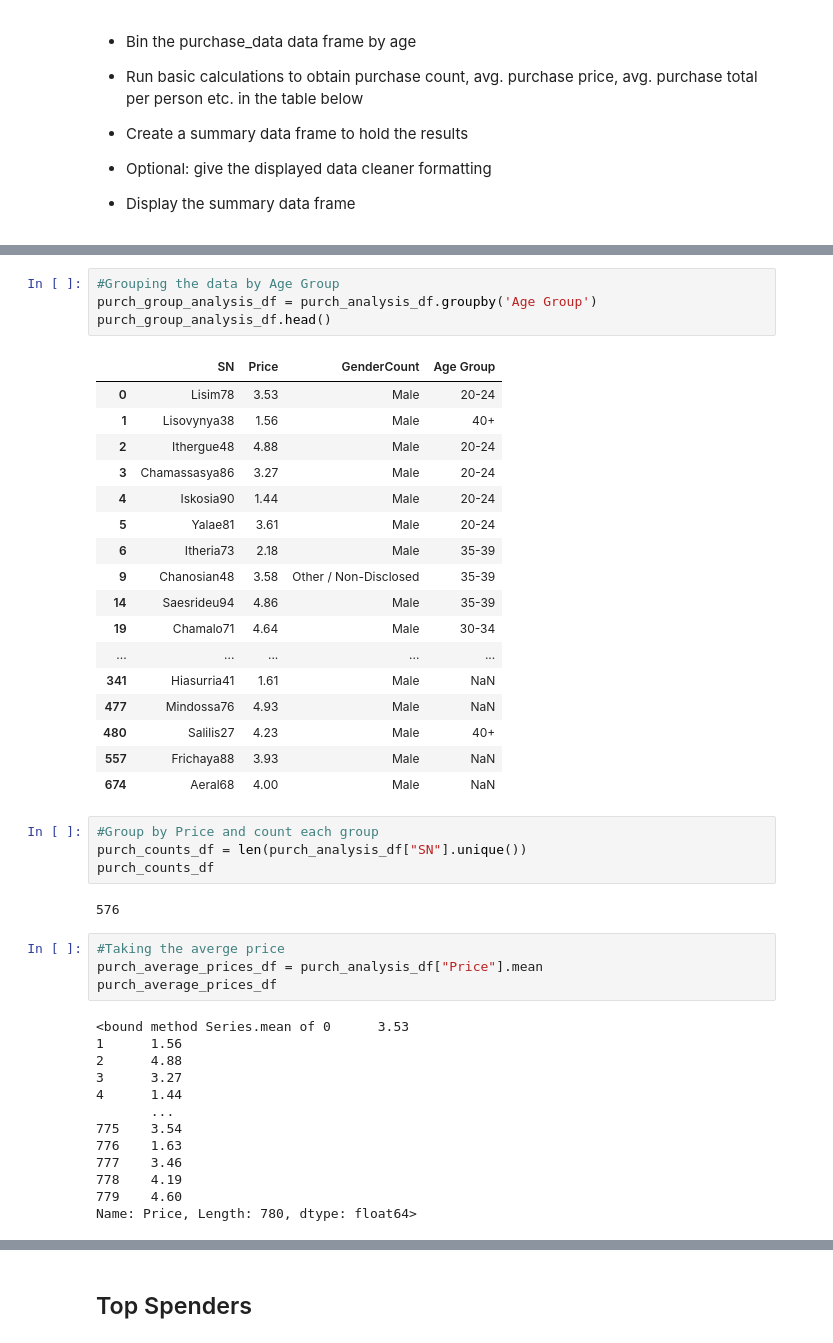
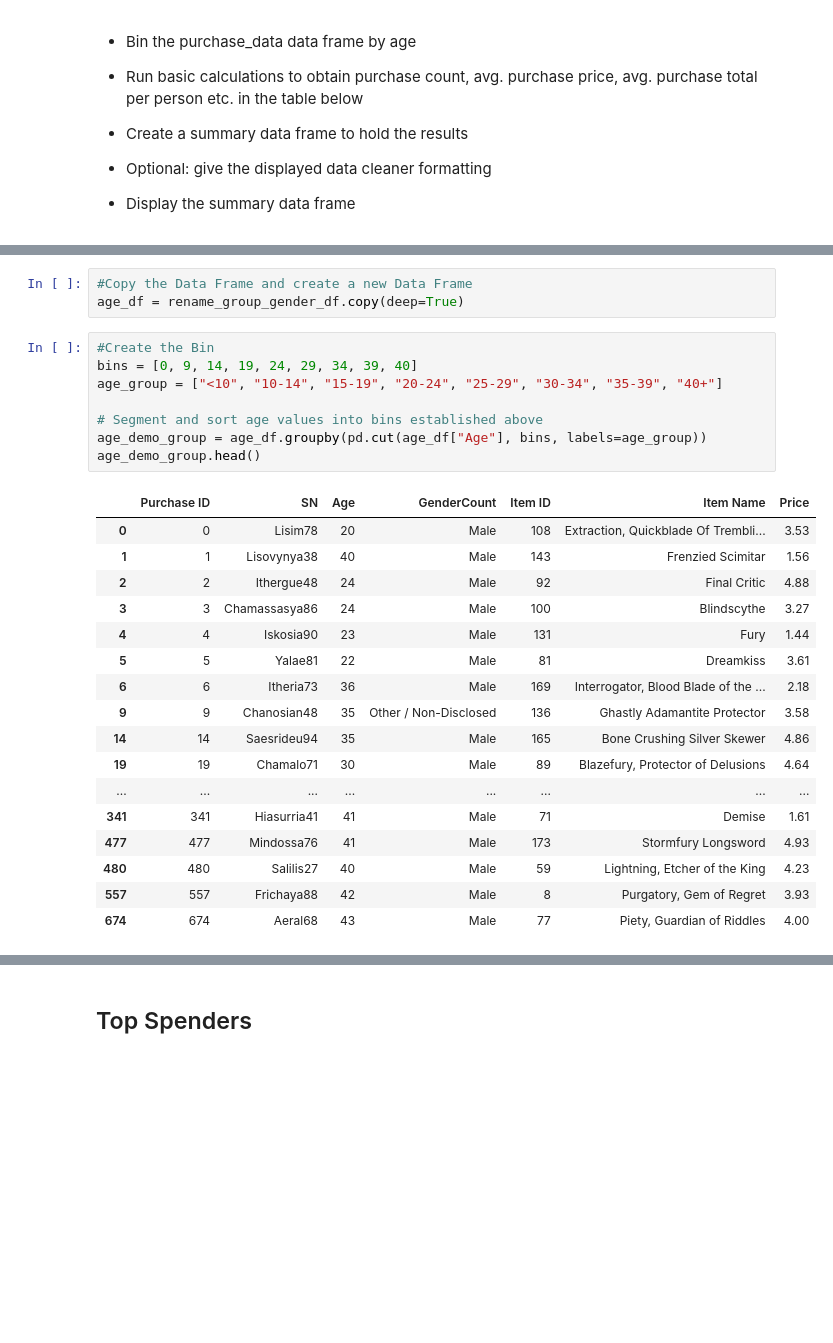
Before and after one commit to dmayo0317/pandas-challenge, a Jupyter notebook: HeroesOfPymoli/HeroesOfPymoli_starter.ipynb, the cells around one changed output, grey strips where cells are left out. Drawn from its saved outputs; the diff is of its cells as text; blank space fills up the shorter version.

```diff
--- a/HeroesOfPymoli/HeroesOfPymoli_starter.ipynb
+++ b/HeroesOfPymoli/HeroesOfPymoli_starter.ipynb
@@ -471,45 +451,29 @@ purch_analysis_df.head()
-# %%
-#Grouping the data by Age Group
-purch_group_analysis_df = purch_analysis_df.groupby('Age Group')
-purch_group_analysis_df.head()
-# %% [output]
-|  | SN | Price | GenderCount | Age Group |
-| 0 | Lisim78 | 3.53 | Male | 20-24 |
-| 1 | Lisovynya38 | 1.56 | Male | 40+ |
-| 2 | Ithergue48 | 4.88 | Male | 20-24 |
-| 3 | Chamassasya86 | 3.27 | Male | 20-24 |
-| 4 | Iskosia90 | 1.44 | Male | 20-24 |
-| 5 | Yalae81 | 3.61 | Male | 20-24 |
-| 6 | Itheria73 | 2.18 | Male | 35-39 |
-| 9 | Chanosian48 | 3.58 | Other / Non-Disclosed | 35-39 |
-| 14 | Saesrideu94 | 4.86 | Male | 35-39 |
-| 19 | Chamalo71 | 4.64 | Male | 30-34 |
-| ... | ... | ... | ... | ... |
-| 341 | Hiasurria41 | 1.61 | Male | NaN |
-| 477 | Mindossa76 | 4.93 | Male | NaN |
-| 480 | Salilis27 | 4.23 | Male | 40+ |
-| 557 | Frichaya88 | 3.93 | Male | NaN |
-| 674 | Aeral68 | 4.00 | Male | NaN |
-# %%
-#Group by Price and count each group
-purch_counts_df = len(purch_analysis_df["SN"].unique())
-purch_counts_df
-# %% [output]
-576
-# %%
-#Taking the averge price
-purch_average_prices_df = purch_analysis_df["Price"].mean
-purch_average_prices_df
-# %% [output]
-<bound method Series.mean of 0      3.53
-1      1.56
-2      4.88
-3      3.27
-4      1.44
-       ...
-775    3.54
-776    1.63
-777    3.46
-778    4.19
-779    4.60
-Name: Price, Length: 780, dtype: float64>
+# %%
+#Copy the Data Frame and create a new Data Frame
+age_df = rename_group_gender_df.copy(deep=True)
+# %%
+#Create the Bin
+bins = [0, 9, 14, 19, 24, 29, 34, 39, 40]
+age_group = ["<10", "10-14", "15-19", "20-24", "25-29", "30-34", "35-39", "40+"]
+
+# Segment and sort age values into bins established above
+age_demo_group = age_df.groupby(pd.cut(age_df["Age"], bins, labels=age_group))
+age_demo_group.head()
+# %% [output]
+|  | Purchase ID | SN | Age | GenderCount | Item ID | Item Name | Price |
+| 0 | 0 | Lisim78 | 20 | Male | 108 | Extraction, Quickblade Of Trembli... | 3.53 |
+| 1 | 1 | Lisovynya38 | 40 | Male | 143 | Frenzied Scimitar | 1.56 |
+| 2 | 2 | Ithergue48 | 24 | Male | 92 | Final Critic | 4.88 |
+| 3 | 3 | Chamassasya86 | 24 | Male | 100 | Blindscythe | 3.27 |
+| 4 | 4 | Iskosia90 | 23 | Male | 131 | Fury | 1.44 |
+| 5 | 5 | Yalae81 | 22 | Male | 81 | Dreamkiss | 3.61 |
+| 6 | 6 | Itheria73 | 36 | Male | 169 | Interrogator, Blood Blade of the ... | 2.18 |
+| 9 | 9 | Chanosian48 | 35 | Other / Non-Disclosed | 136 | Ghastly Adamantite Protector | 3.58 |
+| 14 | 14 | Saesrideu94 | 35 | Male | 165 | Bone Crushing Silver Skewer | 4.86 |
+| 19 | 19 | Chamalo71 | 30 | Male | 89 | Blazefury, Protector of Delusions | 4.64 |
+| ... | ... | ... | ... | ... | ... | ... | ... |
+| 341 | 341 | Hiasurria41 | 41 | Male | 71 | Demise | 1.61 |
+| 477 | 477 | Mindossa76 | 41 | Male | 173 | Stormfury Longsword | 4.93 |
+| 480 | 480 | Salilis27 | 40 | Male | 59 | Lightning, Etcher of the King | 4.23 |
+| 557 | 557 | Frichaya88 | 42 | Male | 8 | Purgatory, Gem of Regret | 3.93 |
+| 674 | 674 | Aeral68 | 43 | Male | 77 | Piety, Guardian of Riddles | 4.00 |
```
Also changed, not shown: parts of 14 cells of this notebook.
